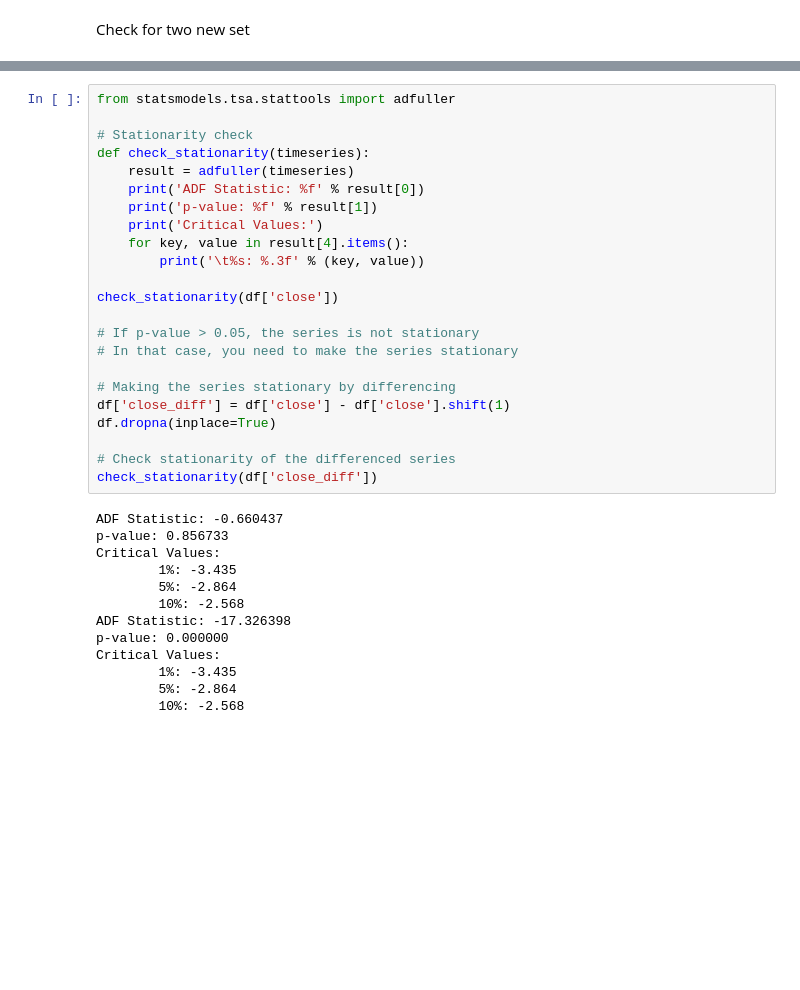
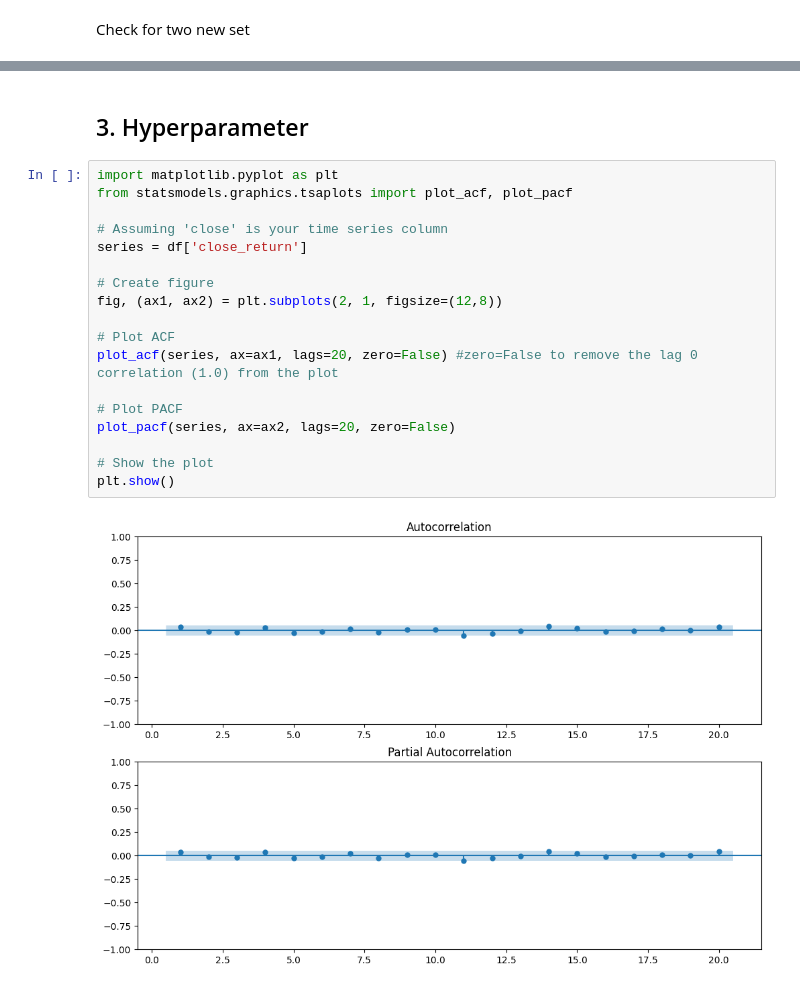
Before and after one commit to chutrunganh/Stock-Price-Prediction-Using-Time-Series, a Jupyter notebook: Code.ipynb, the cells around one changed output, grey strips where cells are left out. Cells and saved outputs as stored; diff of their text form; blank space fills up the shorter version.

```diff
--- a/Code.ipynb
+++ b/Code.ipynb
@@ -284,36 +456,22 @@ plt.show()
-# %%
-from statsmodels.tsa.stattools import adfuller
-
-# Stationarity check
-def check_stationarity(timeseries):
-    result = adfuller(timeseries)
-    print('ADF Statistic: %f' % result[0])
-    print('p-value: %f' % result[1])
-    print('Critical Values:')
-    for key, value in result[4].items():
-        print('\t%s: %.3f' % (key, value))
-
-check_stationarity(df['close'])
-
-# If p-value > 0.05, the series is not stationary
-# In that case, you need to make the series stationary
-
-# Making the series stationary by differencing
-df['close_diff'] = df['close'] - df['close'].shift(1)
-df.dropna(inplace=True)
-
-# Check stationarity of the differenced series
-check_stationarity(df['close_diff'])
-# %% [output]
-ADF Statistic: -0.660437
-p-value: 0.856733
-Critical Values:
-        1%: -3.435
-        5%: -2.864
-        10%: -2.568
-ADF Statistic: -17.326398
-p-value: 0.000000
-Critical Values:
-        1%: -3.435
-        5%: -2.864
-        10%: -2.568
+# %% [markdown]
+## 3. Hyperparameter
+# %%
+import matplotlib.pyplot as plt
+from statsmodels.graphics.tsaplots import plot_acf, plot_pacf
+
+# Assuming 'close' is your time series column
+series = df['close_return']
+
+# Create figure
+fig, (ax1, ax2) = plt.subplots(2, 1, figsize=(12,8))
+
+# Plot ACF
+plot_acf(series, ax=ax1, lags=20, zero=False) #zero=False to remove the lag 0 correlation (1.0) from the plot
+
+# Plot PACF
+plot_pacf(series, ax=ax2, lags=20, zero=False)
+
+# Show the plot
+plt.show()
+# %% [output]
+[figure, added]
```
Also changed, not shown: parts of 74 cells of this notebook.
